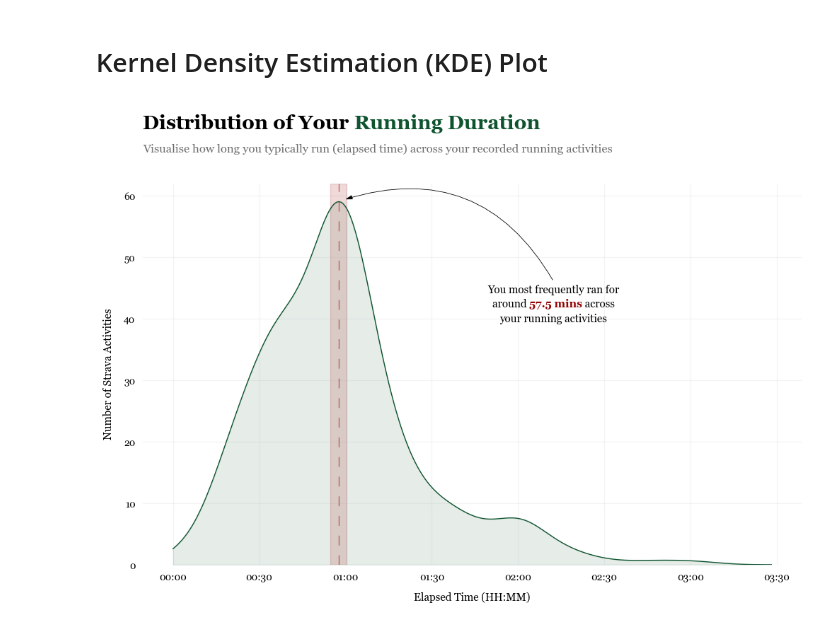
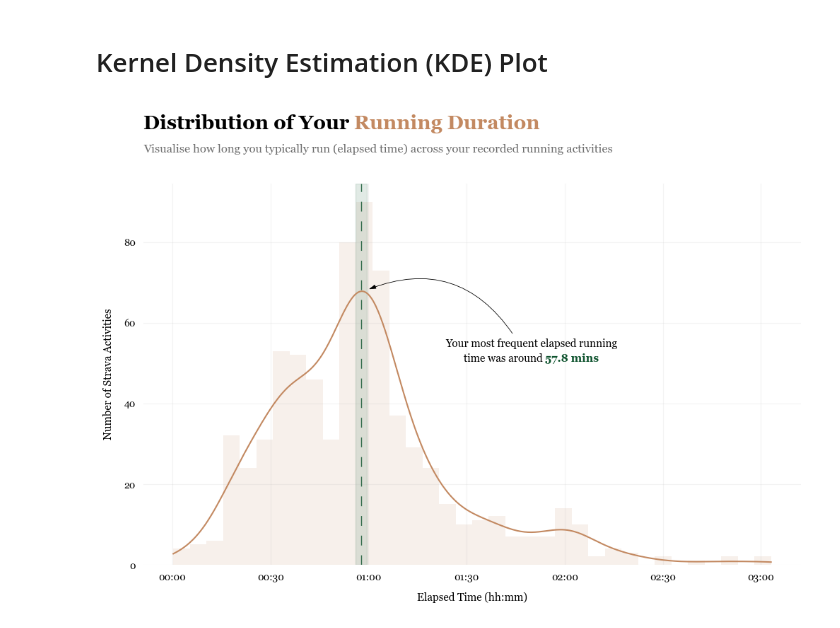
Before and after one commit to anw-g01/strava-data-analysis, a Jupyter notebook: notebooks/elapsed_time_distribution.ipynb, the cells around one changed output. Drawn from its saved outputs; the diff is of its cells as text; code cells hidden in the pictures.

Commit message:
update all KDE plots with histogram overlays (and hence proper bin widths and counts)

```diff
--- a/notebooks/elapsed_time_distribution.ipynb
+++ b/notebooks/elapsed_time_distribution.ipynb
@@ -38,8 +38,8 @@ df = df[df["type"] == "Run"]
 # Kernel Density Estimation (KDE) Plot
 # %%
 # choose colours
-line_colour = "#0F542FFF"
-avg_colour = "#950404FF"
+line_colour = "#C38961FF"
+avg_colour = "#0F542FFF"
 
 # create a figure for visualisation
 fig, ax = plt.subplots(figsize=(12, 7))
@@ -48,7 +48,7 @@ fig, ax = plt.subplots(figsize=(12, 7))
 ax.spines[["top", "right", "bottom", "left"]].set_visible(False)    # remove all plot borders
 ax.grid(True, alpha=0.15)                                           # add a light background grid
 ax.tick_params(length=0, pad=8, labelsize=10)
-ax.set_xlabel("Elapsed Time (HH:MM)", labelpad=10)
+ax.set_xlabel("Elapsed Time (hh:mm)", labelpad=10)
 ax.set_ylabel("Number of Strava Activities", labelpad=10)
 
 # format x-axis ticks to show time in hours:minutes
@@ -57,53 +57,46 @@ ax.set_xticks(x_range)
 xtick_labels = [f"{int(x // 60):02}:{int(x % 60):02d}" for x in x_range]  # convert mins to H:MM format
 ax.set_xticklabels(xtick_labels)
 
-# plot KDE from seaborn
-sns.kdeplot(
-    data=df,
-    x="elapsed_time_mins",
-    ax=ax,
+# plot histogram (COUNTS, not density)
+counts, bins, _ = ax.hist(
+    df["elapsed_time_mins"].dropna(),
+    bins=36,
     color=line_colour,
-    bw_adjust=1.1,          # bandwidth: higher = smoother
-    clip=(0, None),
-    gridsize=500,           # no. of data points to construct line
-    linewidth=1,
+    edgecolor=None,
+    linewidth=0.6,
+    alpha=0.12,
 )
 
-# get KDE line x and y values data
-line = ax.lines[len(ax.lines) - 1]      # index is the last made line
-x_kde, y_kde = line.get_xdata(), line.get_ydata()
+# construct KDE with scipy function
+data = df["elapsed_time_mins"].dropna().to_numpy()
+kde = gaussian_kde(data)
 
-# scale KDE y values to counts
-time_range = df["elapsed_time_mins"].max() - df["elapsed_time_mins"].min()
-n_bins = 40
-bin_width = time_range / n_bins
-y_kde_scaled = y_kde * df.shape[0] * bin_width      # scale by total count and bin width
+# get x and y values
+x_kde = np.linspace(data.min(), data.max(), 500)
+y_kde = kde(x_kde)
 
-# remove KDE line and create new scaled line plot
-line.remove()
-ax.plot(x_kde, y_kde_scaled, color=line_colour, linewidth=1)
-ax.set_ylim(bottom=0)
+# scale KDE to match counts
+bin_width = bins[1] - bins[0]
+y_kde_scaled = y_kde * len(data) * bin_width
+
+# plot scaled line plot
+ax.plot(
+    x_kde, y_kde_scaled,
+    color=line_colour,
+    linewidth=1.5
+)
 
 # find the peak point
-peak_idx = np.argmax(y_kde)
+peak_idx = np.argmax(y_kde_scaled)
 x_peak, y_peak = x_kde[peak_idx], y_kde_scaled[peak_idx]
 
-# fill under KDE line plot
-ax.fill_between(
-    x=x_kde,
-    y1=0,
-    y2=y_kde_scaled,
-    alpha=0.1,
-    color=line_colour
-)
-
 # shaded band for the average
-ax.axvspan(x_peak * 0.95, x_peak * 1.05, color=avg_colour, alpha=0.15)
+ax.axvspan(x_peak * 0.97, x_peak * 1.03, color=avg_colour, alpha=0.12)
 ax.axvline(
     x=x_peak,
     linestyle=(0, (10, 10)),
     color=avg_colour,
-    alpha=0.5
+    alpha=0.8
 )
 # ax.text(
 #     x=x_peak,
@@ -117,10 +110,10 @@ ax.axvline(
 # )
 
 # arrow: point to the peak
-x_tail, y_tail = x_peak * 2.3, y_peak * .78
+x_tail, y_tail = x_peak * 1.9, y_peak * .84
 ax_arrow(
     head_position=(x_peak * 1.03, y_peak * 1.005),
-    tail_position=(x_tail, y_tail),
+    tail_position=(x_tail * .95, y_tail),
     fill_head=True,
     head_width=1.8,
     head_length=6,
@@ -131,10 +124,9 @@ ax_arrow(
 
 # annotation text: state peak activity
 ax_text(
-    x=x_tail, y=y_tail * 0.92,
+    x=x_tail, y=y_tail * 0.93,
     s=(
-        f"You most frequently ran for\naround <{x_peak:.1f} mins>"
-        f" across\nyour running activities"
+        f"Your most frequent elapsed running\ntime was around <{x_peak:.1f} mins>"
     ),
     highlight_textprops=[
         {"color": avg_colour, "weight": "bold"},
@@ -145,31 +137,31 @@ ax_text(
     fontsize=11,
     linespacing=1.45,
 )
 
 # chart title
 x_value, y_value = 0.125, 1.02
 fig_text(
     x=x_value, y=y_value,
     s=f"Distribution of Your <Running Duration>",
     highlight_textprops=[
         {"color": line_colour, "weight": "bold"},
     ],
     fontsize=20,
     weight="bold"
 )
 
 # chart subtitle
 fig.text(
     x=x_value,
     y=y_value * 0.925,
     s="Visualise how long you typically run (elapsed time) across your recorded running activities",
     size=12,
     color="#6e6e6e"
 )
 
 # save figure as SVG
 plt.savefig("../images/elapsed_time_distribution.svg", bbox_inches="tight")
 
 plt.show()
 # %% [output]
-[figure, old version]
+[figure, new version]
```
Also changed, not shown: parts of 1 cell of this notebook, 5 other files.
